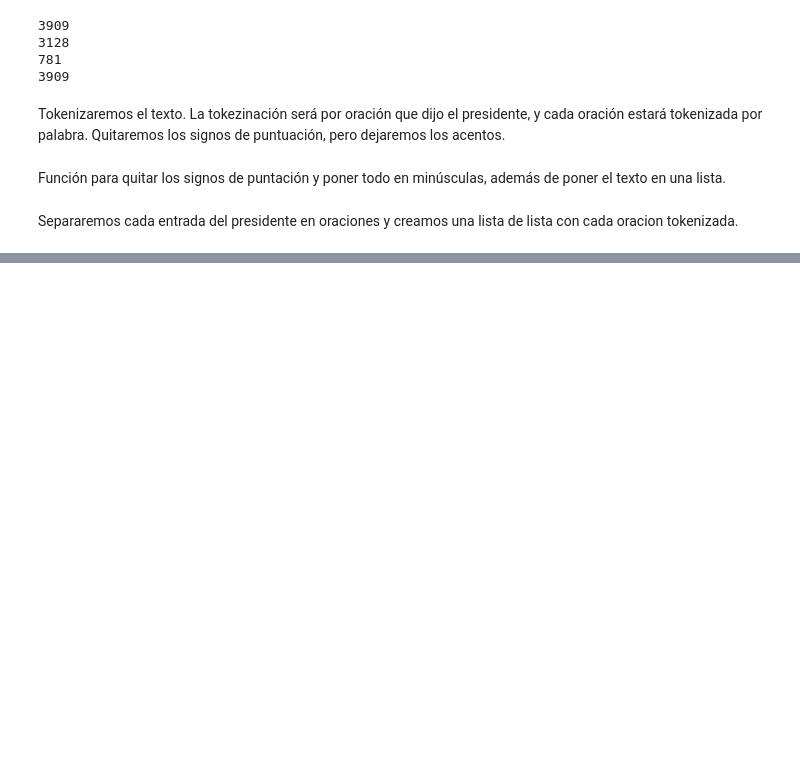
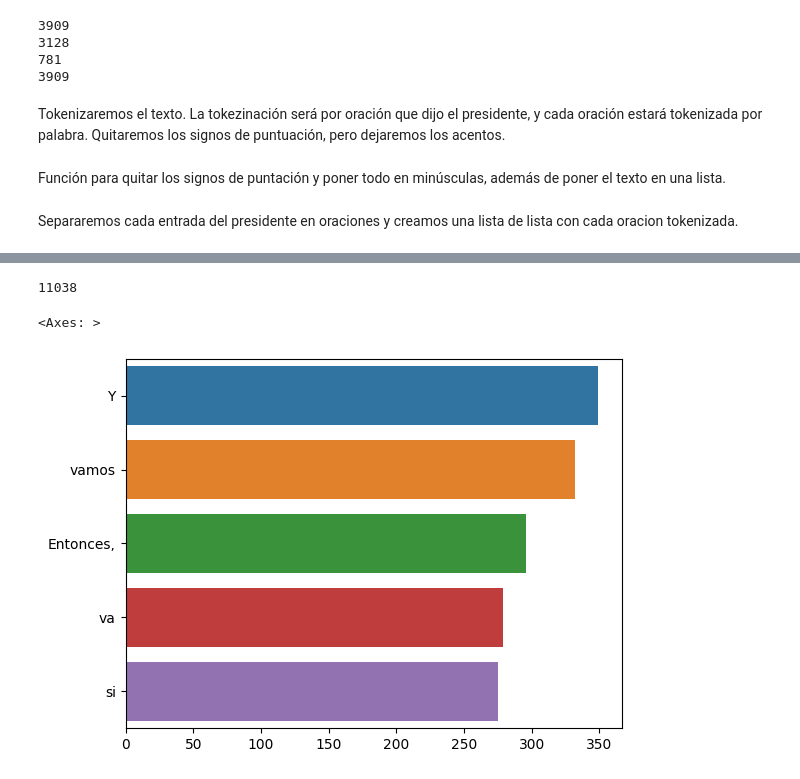
Before and after one commit to HectorAgValenzuela/PLN_2023-1, a Jupyter notebook: n-gramas/ObtencionDeDatos.ipynb, the cells around one changed output, grey strips where cells are left out. Cells and saved outputs as stored; diff of their text form; code cells hidden in the pictures; blank space fills up the shorter version.

```diff
--- a/n-gramas/ObtencionDeDatos.ipynb
+++ b/n-gramas/ObtencionDeDatos.ipynb
@@ -251,0 +297,19 @@ Separaremos cada entrada del presidente en oraciones y creamos una lista de list
+# %%
+# IDENTIFICAR STOPWORDS EN EL TEXTO:
+import nltk
+nltk.download('stopwords')
+from nltk.corpus import stopwords
+stopwords_es = stopwords.words('spanish')
+
+corpus=[]
+new = data['sentences'].str.split()
+new = new.values.tolist()
+corpus=[word for i in new for word in i]
+
+from collections import defaultdict
+dic=defaultdict(int)
+for word in corpus:
+    if word in stopwords_es:
+        dic[word]+=1
+
+print(dic)
@@ -251,0 +321,19 @@ Separaremos cada entrada del presidente en oraciones y creamos una lista de list
+# %%
+#IDENTIFICAR NO STOPWORDS EN EL TEXTO
+from collections import Counter
+import seaborn as sns
+
+counter=Counter(corpus)
+most=counter.most_common()
+print(len(counter))
+x, y= [], []
+for word,count in most[:40]:
+    if (word not in stopwords_es):
+        x.append(word)
+        y.append(count)
+
+sns.barplot(x=y,y=x)
+# %% [output]
+11038
+<Axes: >
+[figure, added]
```
Also changed, not shown: parts of 9 cells of this notebook.
